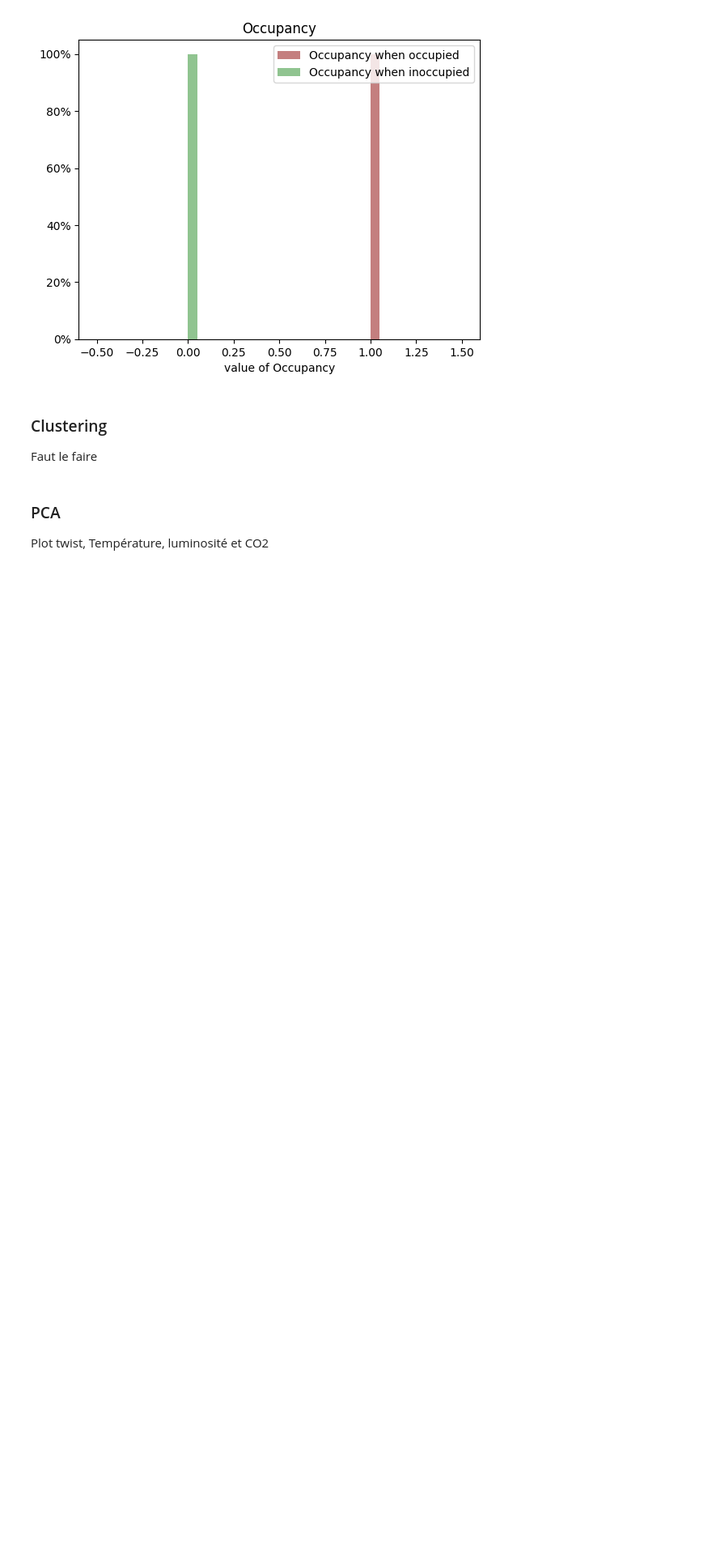
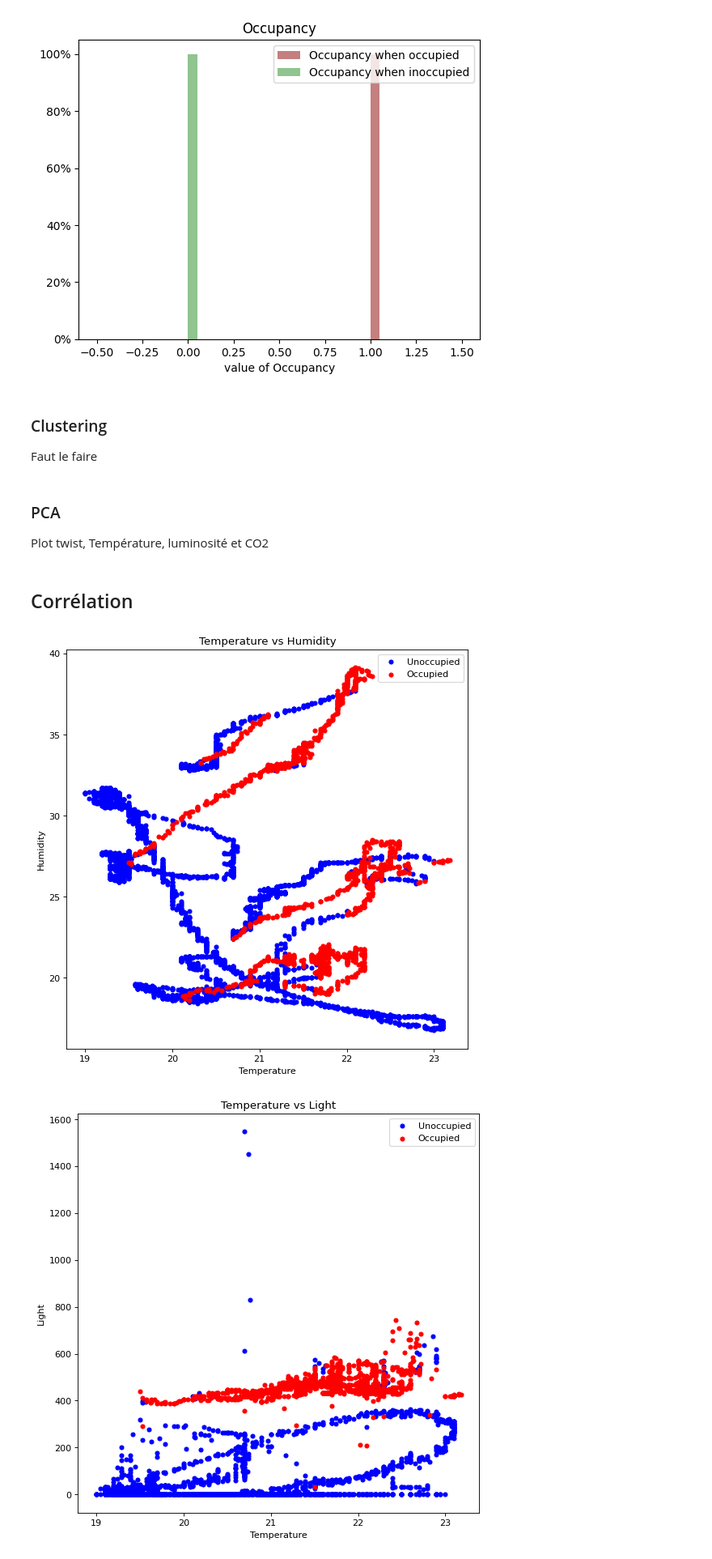
Before and after one commit to nnniels/SDD-machine-learning-BE, a Jupyter notebook: DataExploration.ipynb, the cells around one changed output. Shown at 81% size. Drawn from its saved outputs; the diff is of its cells as text; code cells hidden in the pictures; blank space fills up the shorter version.

Commit message:
Ajout de la corrélation

```diff
--- a/DataExploration.ipynb
+++ b/DataExploration.ipynb
@@ -201,3 +200,32 @@ Faut le faire
 # %% [markdown]
 ### PCA
 Plot twist, Température, luminosité et CO2
+# %% [markdown]
+## Corrélation
+# %%
+fig_size=(8,8)
+
+# remove date and occupancy
+Xcols = dft.columns.values[1:-1]
+# create input array
+X = dft[Xcols].to_numpy()
+# occupancy array
+ycol = dft.columns.values[-1]
+y = dft[ycol].to_numpy()
+
+Xblue = X[y==0] # innocupied
+Xred = X[y==1] # occupied
+
+for i in range(len(Xcols)):
+    for j in range(i + 1, len(Xcols)):
+        fig = plt.figure(figsize=fig_size, dpi=80, facecolor='w', edgecolor='k')
+        plt.scatter(Xblue[:, i], Xblue[:, j], c='b', s=20, label='Unoccupied')
+        plt.scatter(Xred[:, i], Xred[:, j], c='r', s=20, label='Occupied');
+        plt.xlabel(Xcols[i])
+        plt.ylabel(Xcols[j])
+        plt.title(f'{Xcols[i]} vs {Xcols[j]}')
+        plt.legend()
+        plt.show()
+# %% [output]
+[figure, added]
+[figure, added]
```
Also changed, not shown: parts of 5 cells of this notebook.
